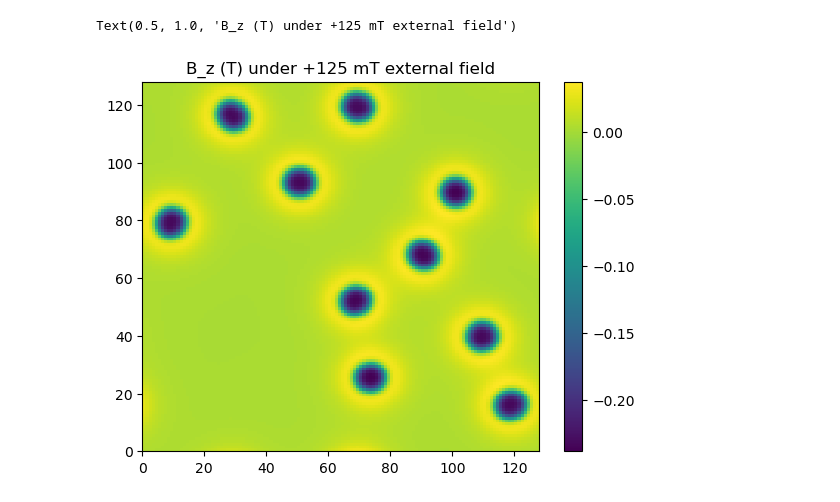
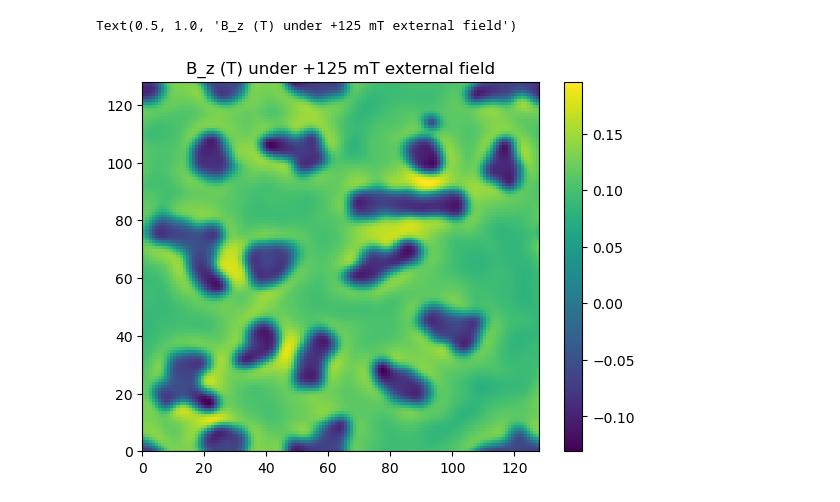
Before and after one commit to jschen6178/tdgl, a Jupyter notebook: vector_potential.ipynb, the cells around one changed output. Drawn from its saved outputs; the diff is of its cells as text; code cells hidden in the pictures.

```diff
--- a/vector_potential.ipynb
+++ b/vector_potential.ipynb
@@ -3,14 +3,15 @@ import os
 import numpy as np
 import matplotlib.pyplot as plt
 CURRENT_DIRECTORY = os.getcwd()
-DATA_AND_LAYER_NAME = "B_demag_125mT_0K_layer2"
+DATA_AND_LAYER_NAME = "B_demag_75mT_0K_layer2"
 DEMAG_B_Z_FILEPATH = os.path.join(CURRENT_DIRECTORY, "mumax_fields", "%s_z.npy" % DATA_AND_LAYER_NAME)
 DEMAG_B_Z = np.load(DEMAG_B_Z_FILEPATH)
-APPLIED_B_Z = 0.125
+APPLIED_B_Z = 0.075
+B_Z = DEMAG_B_Z + APPLIED_B_Z
 # %%
-plt.pcolormesh(DEMAG_B_Z, cmap="viridis")
+plt.pcolormesh(B_Z, cmap="viridis")
 plt.colorbar()
 plt.title("B_z (T) under +125 mT external field")
 # %% [output]
 Text(0.5, 1.0, 'B_z (T) under +125 mT external field')
-[figure, old version]
+[figure, new version]
```
Also changed, not shown: parts of 5 cells of this notebook, 12 other files.
